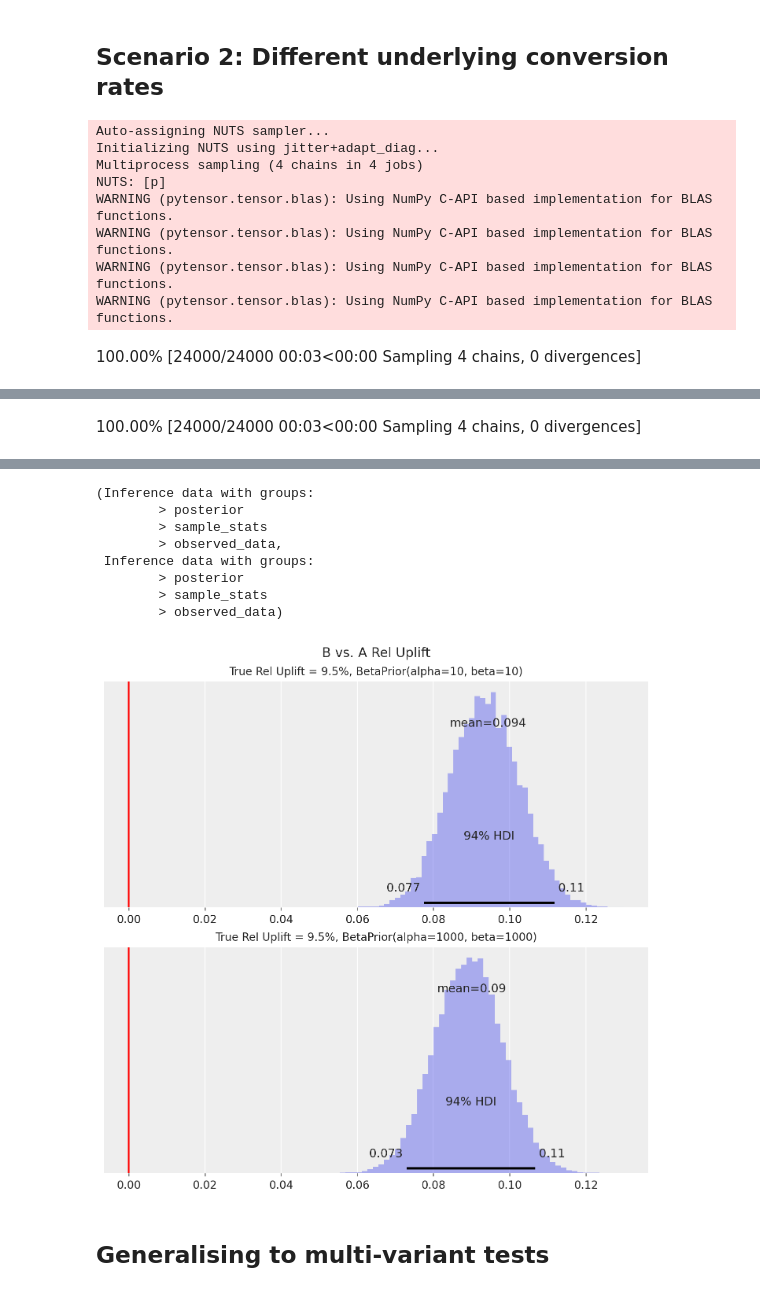
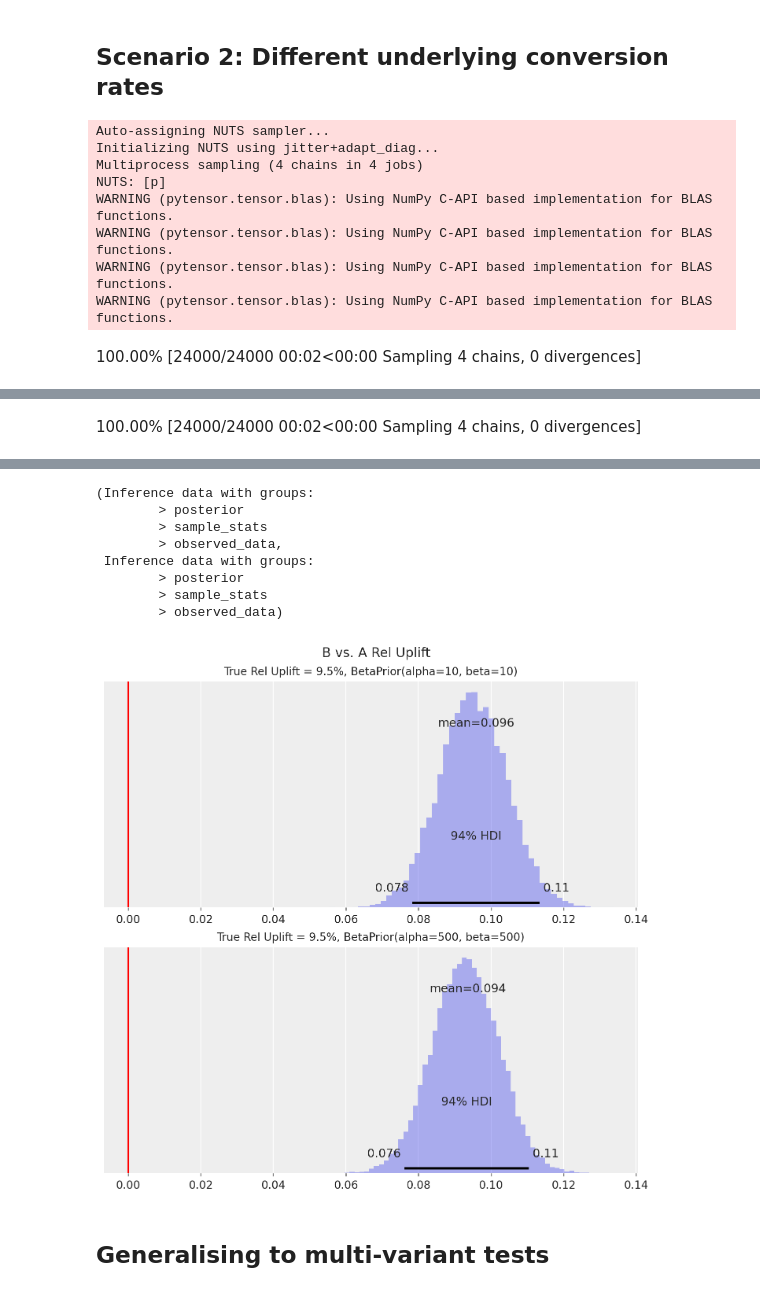
Before and after one commit to thk-lightman/ThinkBayes_Temp, a Jupyter notebook: code/BayesianABtesting.ipynb, the cells around one changed output, grey strips where cells are left out. Drawn from its saved outputs; the diff is of its cells as text; code cells hidden in the pictures.

```diff
--- a/code/BayesianABtesting.ipynb
+++ b/code/BayesianABtesting.ipynb
@@ -43,7 +43,7 @@ class ConversionModelTwoVariant:
         successes = [d.successes for d in data]
         with pm.Model() as model:
             p = pm.Beta("p", alpha=self.priors.alpha, beta=self.priors.beta, shape=2)
-            obs = pm.Binomial("y", n=trials, p=p, shape=2, observed=successes)
+            obs = pm.Binomial("y", p=p, n=trials, observed=successes, shape=2)
             reluplift = pm.Deterministic("reluplift_b", p[1] / p[0] - 1)
         return model
 # %% [markdown]
@@ -75,18 +83,20 @@ axs[1].axvline(x=0, color="red");
 # DATA
 # %%
 def generate_binomial_data(
-    variants: List[str], true_rates: List[str], samples_per_variant: int = 100000
-) -> pd.DataFrame:
+    variants: List[str]
+    , true_rates: List[str]
+    , samples_per_variant: int = 100000) -> pd.DataFrame:
     data = {}
     for variant, p in zip(variants, true_rates):
         data[variant] = bernoulli.rvs(p, size=samples_per_variant)
     agg = (
         pd.DataFrame(data)
-        .aggregate(["count", "sum"])
-        .rename(index={"count": "trials", "sum": "successes"})
+            .aggregate(["count", "sum"]) #groupby가 없으니까 전체 groupby 한 것과 같군
+            .rename(index={"count": "trials", "sum": "successes"})
     )
     return agg
 # %%
 # Example generated data
-generate_binomial_data(["A", "B"], [0.23, 0.23])
+generated = generate_binomial_data(["A", "B"], [0.23, 0.23])
+generated.to_dict()
 # %% [output]
@@ -96,15 +105,18 @@ generate_binomial_data(["A", "B"], [0.23, 0.23])
 # %%
 def run_scenario_twovariant(
-    variants: List[str],
-    true_rates: List[float],
-    samples_per_variant: int,
-    weak_prior: BetaPrior,
-    strong_prior: BetaPrior,
-) -> None:
+        variants: List[str]
+        , true_rates: List[float]
+        , samples_per_variant: int
+        , weak_prior: BetaPrior
+        , strong_prior: BetaPrior) -> None:
     generated = generate_binomial_data(variants, true_rates, samples_per_variant)
     data = [BinomialData(**generated[v].to_dict()) for v in variants]
+    # rowwise: {'A': {'trials': 100000, 'successes': 22981}, 'B': {'trials': 100000, 'successes': 23213}}
     with ConversionModelTwoVariant(priors=weak_prior).create_model(data):
-        trace_weak = pm.sample(draws=5000, start={'p_logodds__': np.array([0, 0])} ) # 초기값이 없으면 에러가능성이 있음
+        trace_weak = pm.sample(draws=5000, start={'p_logodds__': np.array([0, 0])} )
+        # pm.sample은 MCMC, HMC(Hamiltonian MC), NUTS(No-U-Turn Sampler)등을 이용하여 사후분포로 부터 샘플링함
+        # 이때, 이 사후분포는 베이지안 추론의 결과로 발생한 모든 변수에 대한 사후분포를 의미함
+        # start의 p_logodds__의 의미는 p를 logit 변환한 결과를 나타냄 logit 변환의 값이 0이라면 확률p는 0.5임
     with ConversionModelTwoVariant(priors=strong_prior).create_model(data):
         trace_strong = pm.sample(draws=5000, start={'p_logodds__': np.array([0, 0])})
 
@@ -154,7 +171,7 @@ run_scenario_twovariant(
     true_rates=[0.21, 0.23],
     samples_per_variant=100000,
     weak_prior=BetaPrior(alpha=10, beta=10),
-    strong_prior=BetaPrior(alpha=1000, beta=1000),
+    strong_prior=BetaPrior(alpha=500, beta=500),
 )
 # %% [output]
 Auto-assigning NUTS sampler...
@@ -165,4 +182,4 @@ WARNING (pytensor.tensor.blas): Using NumPy C-API based implementation for BLAS
 WARNING (pytensor.tensor.blas): Using NumPy C-API based implementation for BLAS functions.
 WARNING (pytensor.tensor.blas): Using NumPy C-API based implementation for BLAS functions.
 WARNING (pytensor.tensor.blas): Using NumPy C-API based implementation for BLAS functions.
-100.00% [24000/24000 00:03<00:00 Sampling 4 chains, 0 divergences]
+100.00% [24000/24000 00:02<00:00 Sampling 4 chains, 0 divergences]
@@ -175,4 +192,4 @@ WARNING (pytensor.tensor.blas): Using NumPy C-API based implementation for BLAS
 WARNING (pytensor.tensor.blas): Using NumPy C-API based implementation for BLAS functions.
 WARNING (pytensor.tensor.blas): Using NumPy C-API based implementation for BLAS functions.
 WARNING (pytensor.tensor.blas): Using NumPy C-API based implementation for BLAS functions.
-100.00% [24000/24000 00:03<00:00 Sampling 4 chains, 0 divergences]
+100.00% [24000/24000 00:02<00:00 Sampling 4 chains, 0 divergences]
@@ -180,12 +197,12 @@ Sampling 4 chains for 1_000 tune and 5_000 draw iterations (4_000 + 20_000 draws
 (Inference data with groups:
         > posterior
         > sample_stats
         > observed_data,
  Inference data with groups:
         > posterior
         > sample_stats
         > observed_data)
-[figure, old version]
+[figure, new version]
 # %% [markdown]
 ## Generalising to multi-variant tests
 # %%
```
Also changed, not shown: parts of 6 cells of this notebook, 2 other files.
